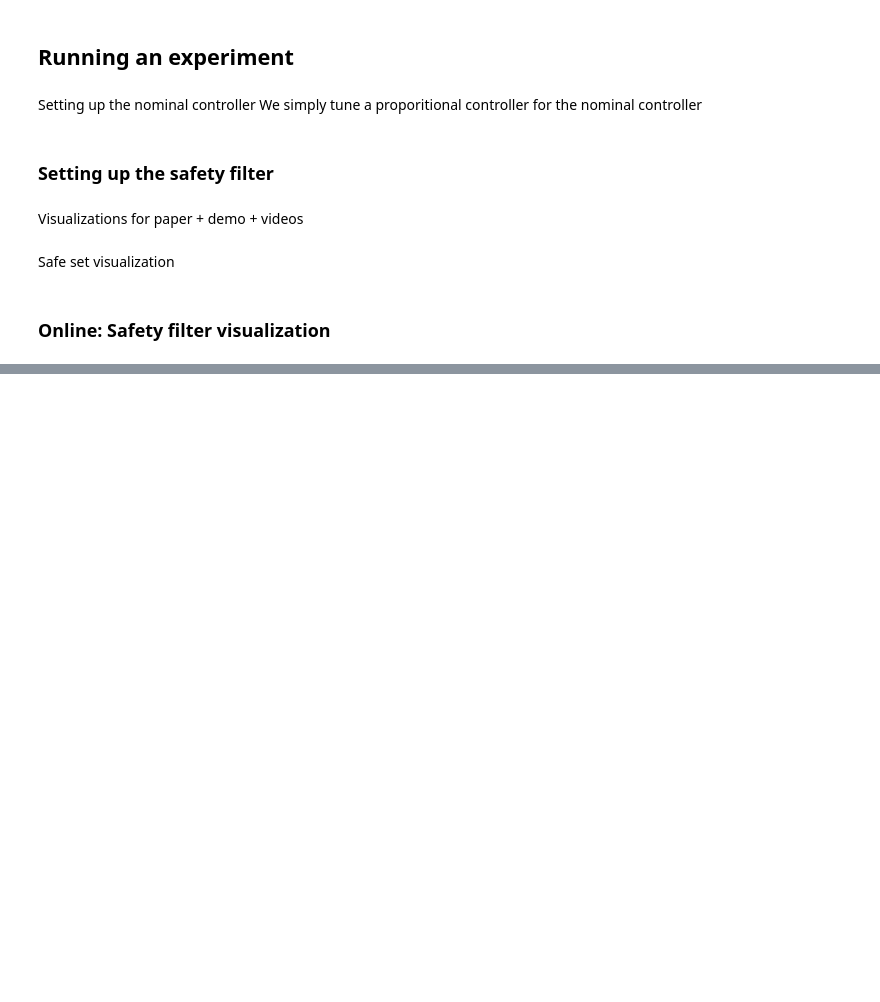
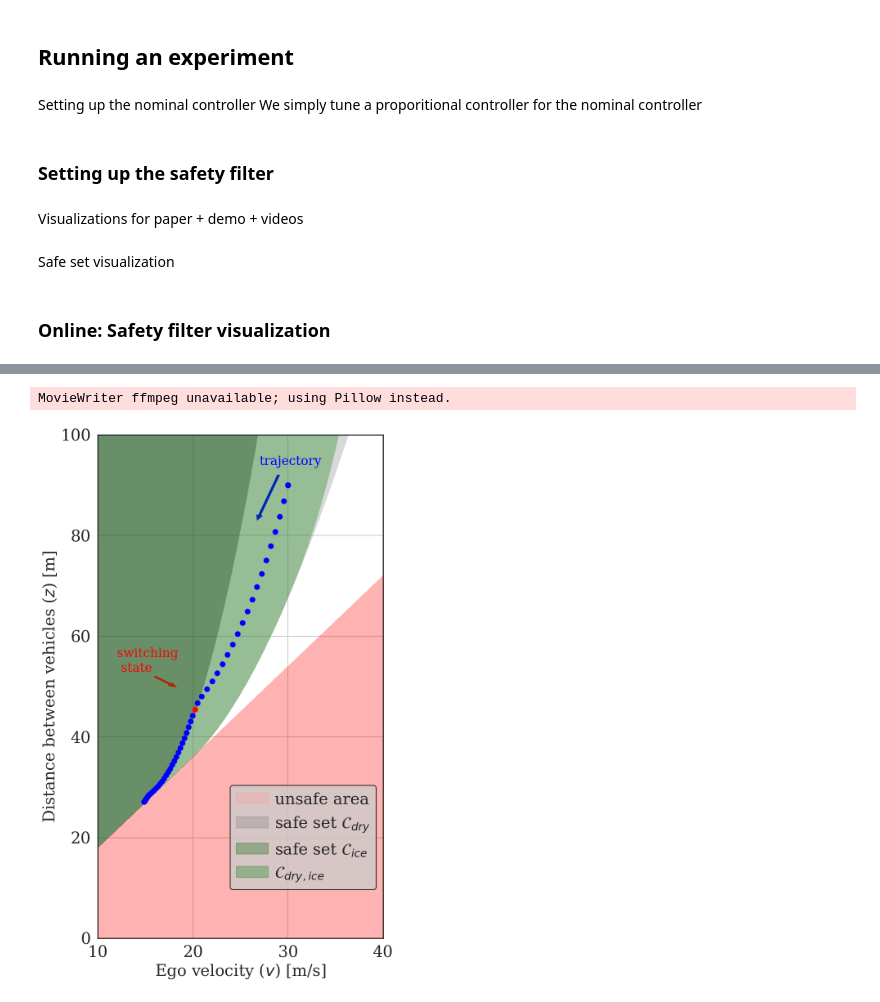
Before and after one commit to shuoyang2000/hybrid-local-CBFs, a Jupyter notebook: examples/adaptive-cruise-control.ipynb, the cells around one changed output, grey strips where cells are left out. Saved outputs shown, nothing was run; the diff lists cells and outputs as text; code cells hidden in the pictures; blank space fills up the shorter version.

```diff
--- a/examples/adaptive-cruise-control.ipynb
+++ b/examples/adaptive-cruise-control.ipynb
@@ -347,27 +342,27 @@ video_file_name = "baseline-bad.gif"
 # %%
 # save trajectories data
 with open(dataset_path + "/traj_vanilla.npy", "wb") as f:
-   jnp.save(f, traj_all_bad)
+   jnp.save(f, traj_vanilla)
 with open(dataset_path + "/traj_ours.npy", "wb") as f:
-   jnp.save(f, traj_all_good)
+   jnp.save(f, traj_ours)
 with open(dataset_path + "/traj_global.npy", "wb") as f:
-   jnp.save(f, traj_all_global)
+   jnp.save(f, traj_global)
 # %%
 with open(dataset_path + "/traj_vanilla.npy", "rb") as f:
-    traj_all_bad = jnp.load(f)
+    traj_vanilla = jnp.load(f)
 with open(dataset_path + "/traj_ours.npy", "rb") as f:
-    traj_all_good = jnp.load(f)
+    traj_ours = jnp.load(f)
 with open(dataset_path + "/traj_global.npy", "rb") as f:
-    traj_all_global= jnp.load(f)
+    traj_global= jnp.load(f)
 # %%
-method_index = 0 # 0 is vanilla, 1 is ours, 2 is global CBF
+method_index = 2 # 0 is vanilla, 1 is ours, 2 is global CBF
 
 if method_index == 0:
-    traj_all = traj_all_bad
+    traj = traj_vanilla
 elif method_index == 2:
-    traj_all = traj_all_global
+    traj = traj_ours
 else:
-    traj_all = traj_all_good
+    traj = traj_global
 # %%
 colors = sns.color_palette("tab10")
 alt_colors = sns.color_palette("pastel", 9).as_hex()
@@ -387,9 +382,9 @@ def render_frame(i, colorbar=False):
         c.remove()
     # timestamp.set_text("Time step = {}".format(i))
 
-    if traj_all[i*20][0] >= switch_position - 2. and traj_all[i*20][0] <= switch_position + 2.:
+    if traj[i*20][0] >= switch_position - 2. and traj[i*20][0] <= switch_position + 2.:
         switch_index = i
-        newpoint, = ax.plot(traj_all[i*20][1], traj_all[i*20][2], color="red", marker="o")
+        newpoint, = ax.plot(traj[i*20][1], traj[i*20][2], color="red", marker="o")
         ## for good traj
         if method_index == 1:
             ax.text(14, 50, 'switching \n state', fontsize = 22, color = 'red')
@@ -404,34 +399,14 @@ def render_frame(i, colorbar=False):
             ax.arrow(16,52, 1.6,-1.5,width=0.2, color = 'red')
 
     else:
-        newpoint, = ax.plot(traj_all[i*20][1], traj_all[i*20][2], color='blue', marker="o")
+        newpoint, = ax.plot(traj[i*20][1], traj[i*20][2], color='blue', marker="o")
 
-    if traj_all[i*20][0] >= switch_position + 0.5:
+    if traj[i*20][0] >= switch_position + 0.5:
         cont = ax.contourf(grid.coordinate_vectors[1], grid.coordinate_vectors[2], target_values_ice[-1][i].T, levels=[0, 200],
                  colors='green', alpha=0.3)
     else:
         cont = ax.contourf(grid.coordinate_vectors[1], grid.coordinate_vectors[2], target_values_refine_dry[-1][i].T, levels=[0, 200],
                  colors='green', alpha=0.3)
-
-    # cont = ax.contourf(grid.coordinate_vectors[1], grid.coordinate_vectors[2], target_values_hybrid[-1][i].T, levels=[0, 200],
-    #              colors='green', alpha=0.3)
-
-
-    # if traj_all[i*20][0] >= switch_position - 2. and traj_all[i*20][0] <= switch_position + 2.:
-    #     newpoint, = ax.plot(traj_all[i*20][1], traj_all[i*20][2], color="red", marker="o")
-    #     print(traj_all[i*20][0])
-    # else:
-    #     newpoint, = ax.plot(traj_all[i*20][1], traj_all[i*20][2], color="blue", marker="o")
-    # cont = ax.contourf(grid.coordinate_vectors[1], grid.coordinate_vectors[2], target_values_hybrid[-1][i].T, levels=[0, 200],
-    #              colors='green', alpha=0.3)
-
-    # if toggle_hjr_visualization:
-    #     global cont2
-    #     for c in cont2.collections:
-    #         c.remove()
-    #     cont2 = ax.contour(grid.coordinate_vectors[1], grid.coordinate_vectors[2], target_values_hjr_dry[i][0].T, levels=[0],
-    #                        colors=np.array([chosen_colors[0]]))
-
 
 proxy = []
 
@@ -457,43 +432,37 @@ proxy += [plt.Rectangle((0,0),1,1,ec =colors[-1], fc='white', lw=5) for pc in co
 
 timestamp = ax.text(0.05, 0.9, "", transform=ax.transAxes)
 
-# cont = ax.contour(grid.coordinate_vectors[1], grid.coordinate_vectors[2], target_values_dry[0][0].T, levels=[0],
-#                   colors=np.array([colors[-1]]))
-
-# cont = ax.contour(grid.coordinate_vectors[1], grid.coordinate_vectors[2], target_values_ice[-1][0].T, levels=[0],
-#                   colors='black')
-
 ax.grid()
 proxy2 = []
 proxy2 += [plt.Rectangle((0,0),1,1,fc = alt_colors[3], ec=alt_colors[3], alpha=0.3)
         for pc in cs.collections]
 
 proxy2 += [plt.Rectangle((0,0),1,1,fc = 'grey', ec='grey', alpha=0.3)
         for pc in cs.collections]
 
 proxy2 += [plt.Rectangle((0,0),1,1, fc='darkgreen', ec='darkgreen', alpha=0.3) for pc in obstacle_viz.collections]
 
 proxy2 += [plt.Rectangle((0,0),1,1, fc='green', ec='green', alpha=0.3) for pc in obstacle_viz.collections]
 
 legend_entries = ["$\partial \mathcal{C}_h$", "$\partial \mathcal{C}_h(t)$"]
 if toggle_hjr_visualization:
     legend_entries += ["$\partial \mathcal{C}_{\ell}(t)$"]
-# leg = ax.legend(proxy, legend_entries,
-#           loc='center', bbox_to_anchor=(0.5, 0.2), ncol=3, columnspacing=1.5, handletextpad=0.4,
-#           facecolor=[0.8, 0.8, 0.8], edgecolor='black')
 
 ax.arrow(29,92,-2,-8,width=0.2, color = 'blue')
 ax.text(27, 94, 'trajectory', fontsize = 22, color = 'blue')
 
 ax.legend(proxy2, ["unsafe area", "safe set $\mathcal{C}_{dry}$", "safe set $\mathcal{C}_{ice}$", "$\mathcal{C}_{dry, ice}$"],
           loc='center', bbox_to_anchor=(0.72, 0.2), ncol=1, columnspacing=1.5, handletextpad=0.4,
           facecolor=[0.8, 0.8, 0.8], edgecolor='black')
 
 ax.set_ylabel("Distance between vehicles ($z$) [m]")
 ax.set_xlabel("Ego velocity ($v$) [m/s]")
 
 render_frame(0, False)
 animation = anim.FuncAnimation(fig, render_frame, 50, interval=200)
 save_video = True
 if save_video:
    animation.save(video_file_name, writer='ffmpeg')
+# %% [output]
+MovieWriter ffmpeg unavailable; using Pillow instead.
+[figure, added]
```
Also changed, not shown: parts of 3 cells of this notebook.
